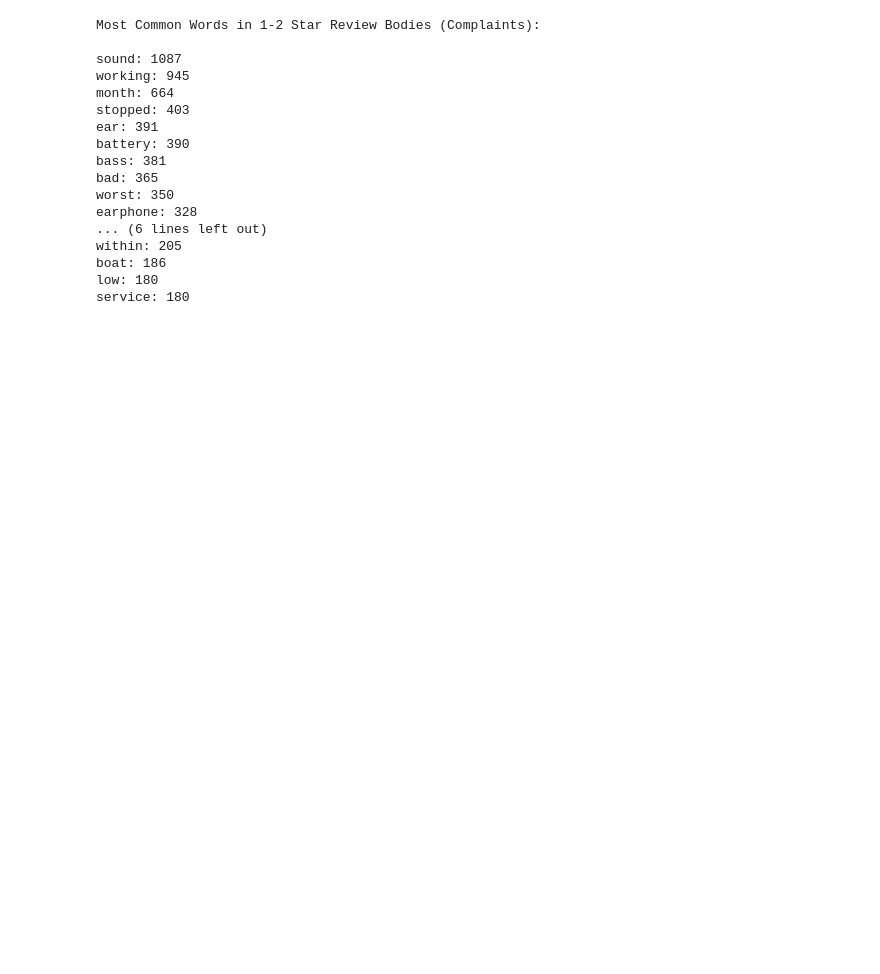
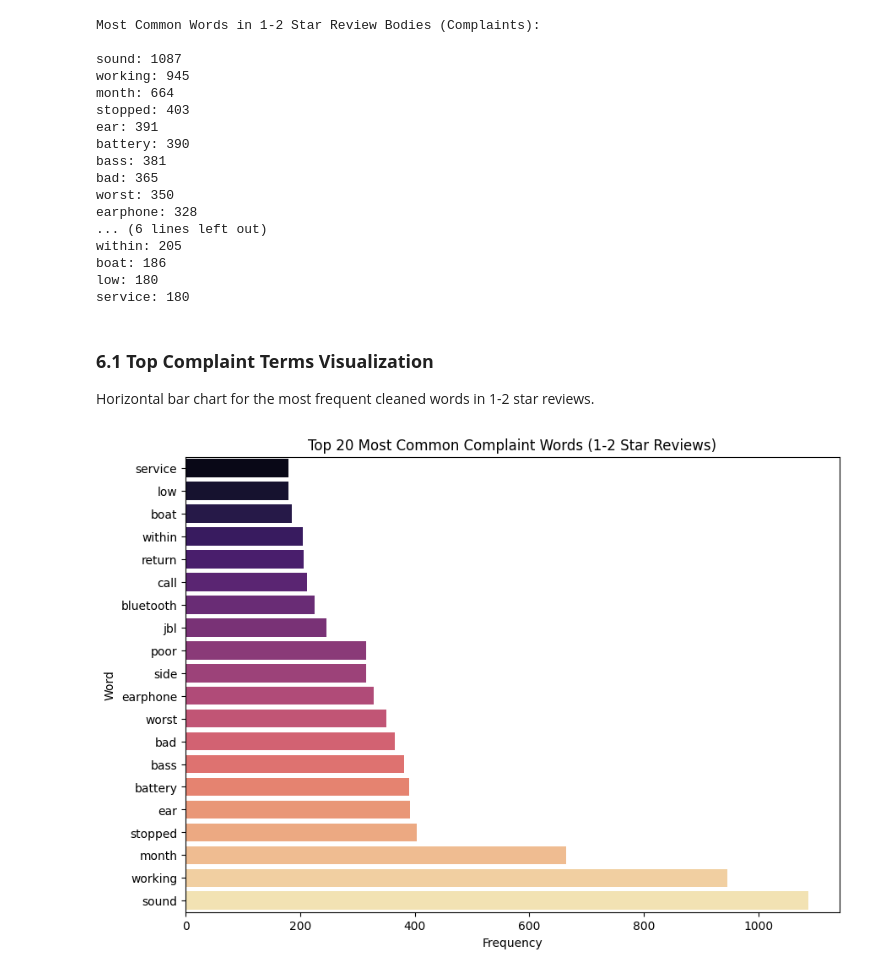
Before and after one commit to Carlos-SD/NLP, a Jupyter notebook: 1-Sesion-activity/Sentiment-Analysis.ipynb, the cells around one changed output. Drawn from its saved outputs; the diff is of its cells as text; code cells hidden in the pictures; blank space fills up the shorter version.

```diff
--- a/1-Sesion-activity/Sentiment-Analysis.ipynb
+++ b/1-Sesion-activity/Sentiment-Analysis.ipynb
@@ -252,4 +290,19 @@ within: 205
 boat: 186
 low: 180
 service: 180
+# %% [markdown]
+### **6.1  Top Complaint Terms Visualization**
+
+Horizontal bar chart for the most frequent cleaned words in 1-2 star reviews.
+# %%
+common_words_df = pd.DataFrame(most_common_words, columns=['word', 'count']).sort_values('count', ascending=True)
+
+plt.figure(figsize=(10, 7))
+sns.barplot(data=common_words_df, x='count', y='word', palette='magma')
+plt.title('Top 20 Most Common Complaint Words (1-2 Star Reviews)')
+plt.xlabel('Frequency')
+plt.ylabel('Word')
+plt.show()
+# %% [output]
+[figure, added]
 # %% [markdown]
```
Also changed, not shown: parts of 13 cells of this notebook, 1 other file.
